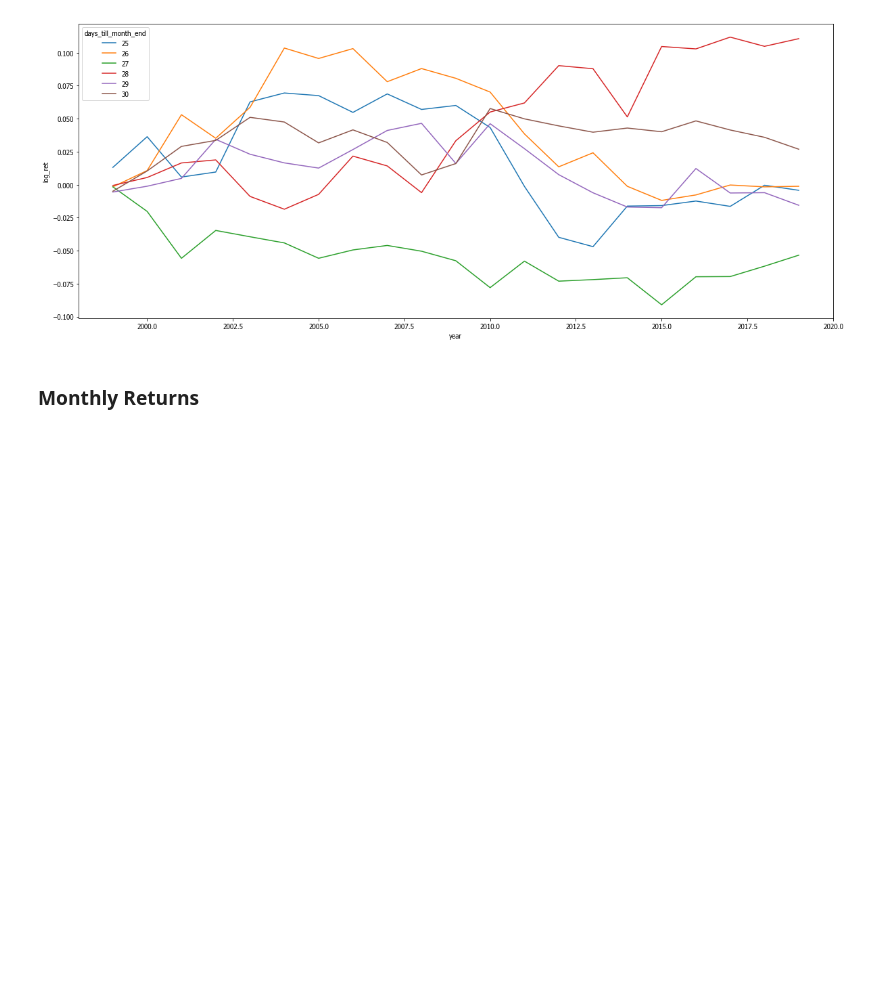
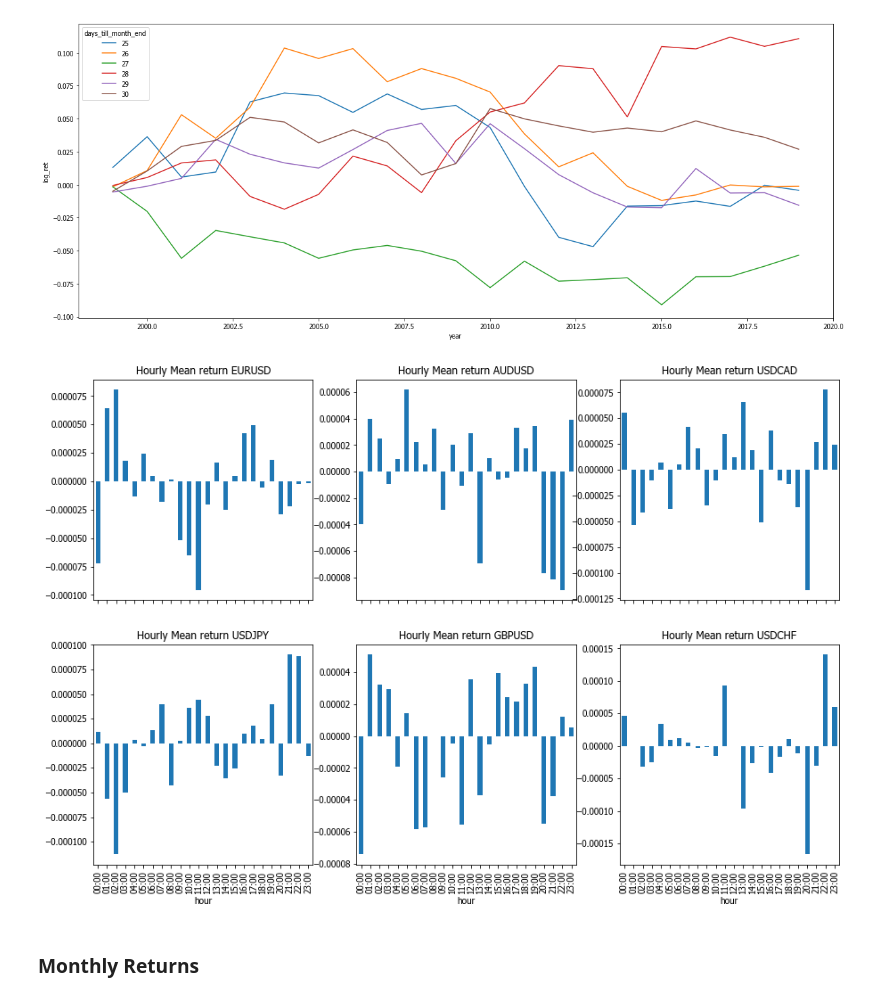
Before and after one commit to jgerardsimcock/robot_wealth, a Jupyter notebook: notebooks/notebooks_python/Seasonality.ipynb, the cells around one changed output. Drawn from its saved outputs; the diff is of its cells as text; code cells hidden in the pictures; blank space fills up the shorter version.

```diff
--- a/notebooks/notebooks_python/Seasonality.ipynb
+++ b/notebooks/notebooks_python/Seasonality.ipynb
@@ -129,3 +175,21 @@ def seasonality_transform(ts):
+# %%
+def plot_seasonality_pairs(fx_data_path, pair_string):
+
+    ts = pd.read_csv(fx_data_path + pair_string + '.csv',
+                        header=None,
+                        names=['hour', 'open', 'high', 'low', 'close', 'volume'])
+    ts['return'] = ((ts.close - ts.close.shift(1))/ ts.close)
+
+    return ts.groupby('hour').mean()['return']
+# %%
+asset_list = ['EURUSD','GBPUSD','USDCAD', 'USDJPY','AUDUSD','USDCHF']
+fig, ax = plt.subplots(nrows=2, ncols=3, figsize=(15,10), sharex=True)
+for i, pair in enumerate(asset_list):
+    axes = plot_seasonality_pairs(fx_data_path, pair)
+    axes.plot(kind='bar', ax=ax[i%2, i%3], label= 'Hourly Mean return {}'.format(pair))
+    ax[i%2, i%3].set_title('Hourly Mean return {}'.format(pair))
+# %% [output]
+[figure, added]
 # %%
 ts = fx_io('EURUSD')
 # %%
```
Also changed, not shown: parts of 5 cells of this notebook, 8 other files.
